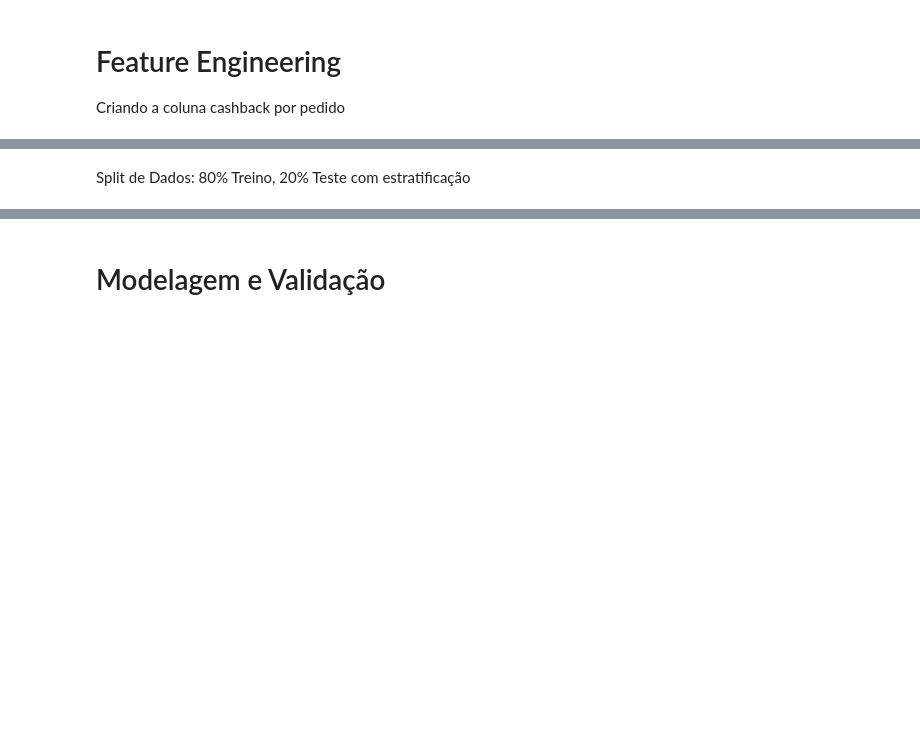
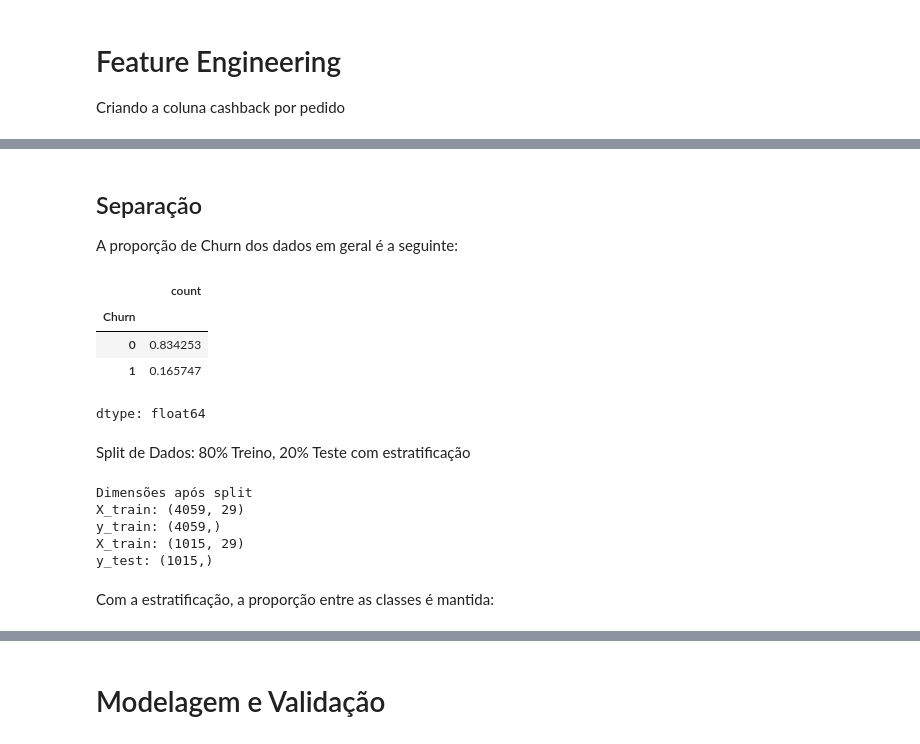
Before and after one commit to renandi/sctec-mlcv-projeto-final-m1, a Jupyter notebook: main.ipynb, the cells around one changed output, grey strips where cells are left out. Cells and saved outputs as stored; diff of their text form; code cells hidden in the pictures; blank space fills up the shorter version.

```diff
--- a/main.ipynb
+++ b/main.ipynb
@@ -333,6 +353,32 @@ X_encoded = pd.get_dummies(X, drop_first=True)
+# %% [markdown]
+## Separação
+
+A proporção de Churn dos dados em geral é a seguinte:
+# %%
+y.value_counts()/len(y)
+# %% [output]
+|  | count |
+| Churn |  |
+| 0 | 0.834253 |
+| 1 | 0.165747 |
+dtype: float64
 # %% [markdown]
 Split de Dados: 80% Treino, 20% Teste com estratificação
 # %%
 X_train, X_test, y_train, y_test = train_test_split(
     X_encoded, y, test_size=0.20, stratify=y, random_state=42
 )
+
+print("Dimensões após split")
+print(f"X_train: {X_train.shape}")
+print(f"y_train: {y_train.shape}")
+print(f"X_train: {X_test.shape}")
+print(f"y_test: {y_test.shape}")
+# %% [output]
+Dimensões após split
+X_train: (4059, 29)
+y_train: (4059,)
+X_train: (1015, 29)
+y_test: (1015,)
+# %% [markdown]
+Com a estratificação, a proporção entre as classes é mantida:
```
Also changed, not shown: parts of 31 cells of this notebook.
